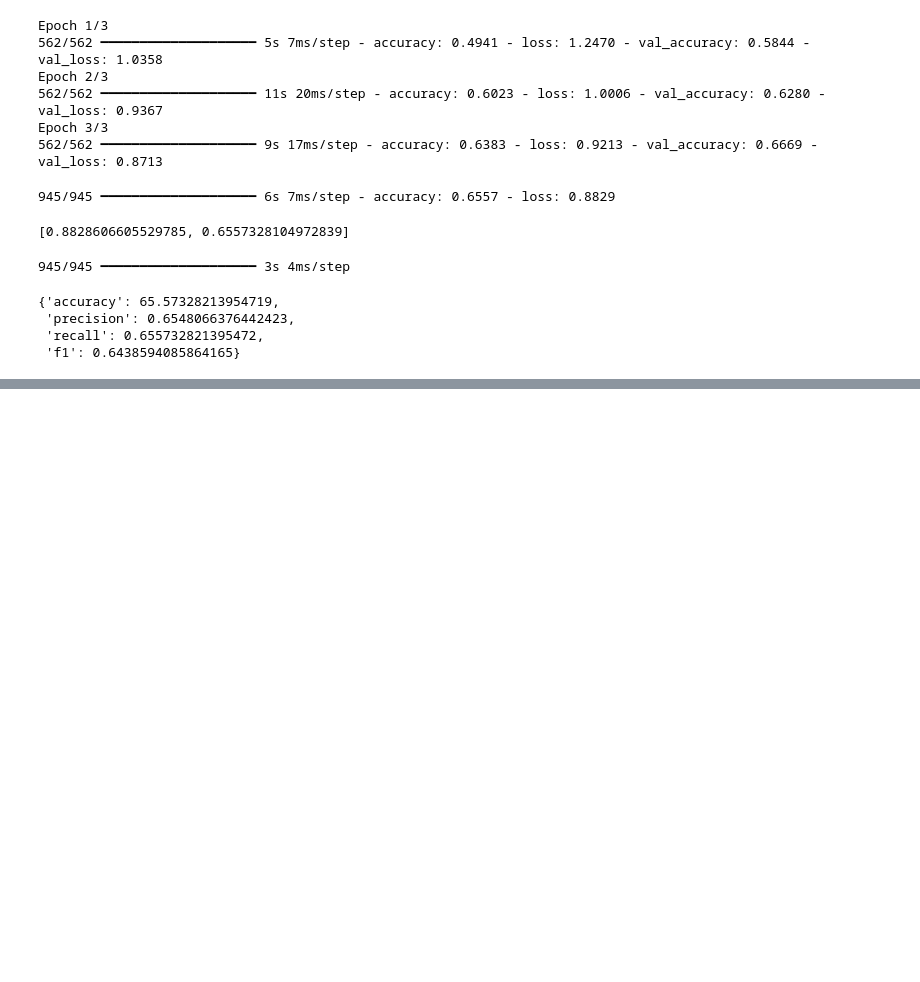
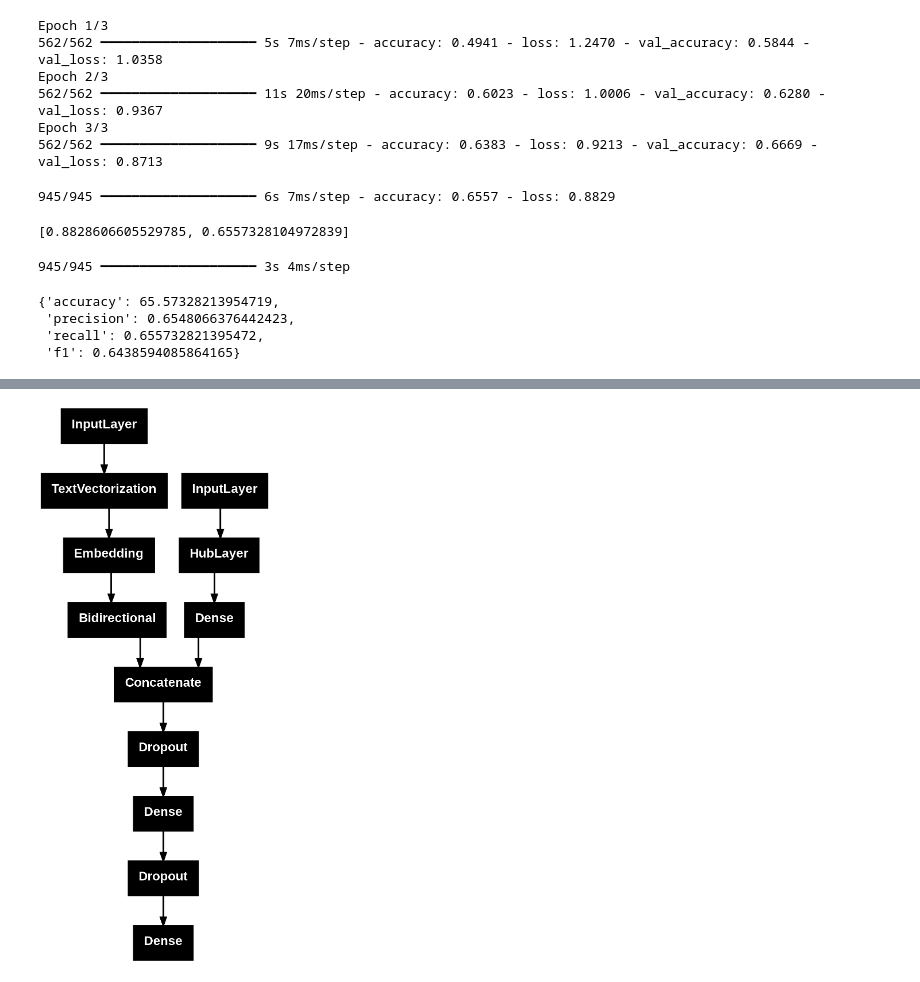
Before and after one commit to Ayu-sshhhhh/SkimLit, a Jupyter notebook: SkimLit.ipynb, the cells around one changed output, grey strips where cells are left out. Cells and saved outputs as stored; diff of their text form; code cells hidden in the pictures; blank space fills up the shorter version.

```diff
--- a/SkimLit.ipynb
+++ b/SkimLit.ipynb
@@ -744,0 +832,5 @@ model_3_results
+# %%
+from tensorflow.keras.utils import plot_model
+plot_model(model_4)
+# %% [output]
+[figure, added]
```
Also changed, not shown: parts of 10 cells of this notebook.
